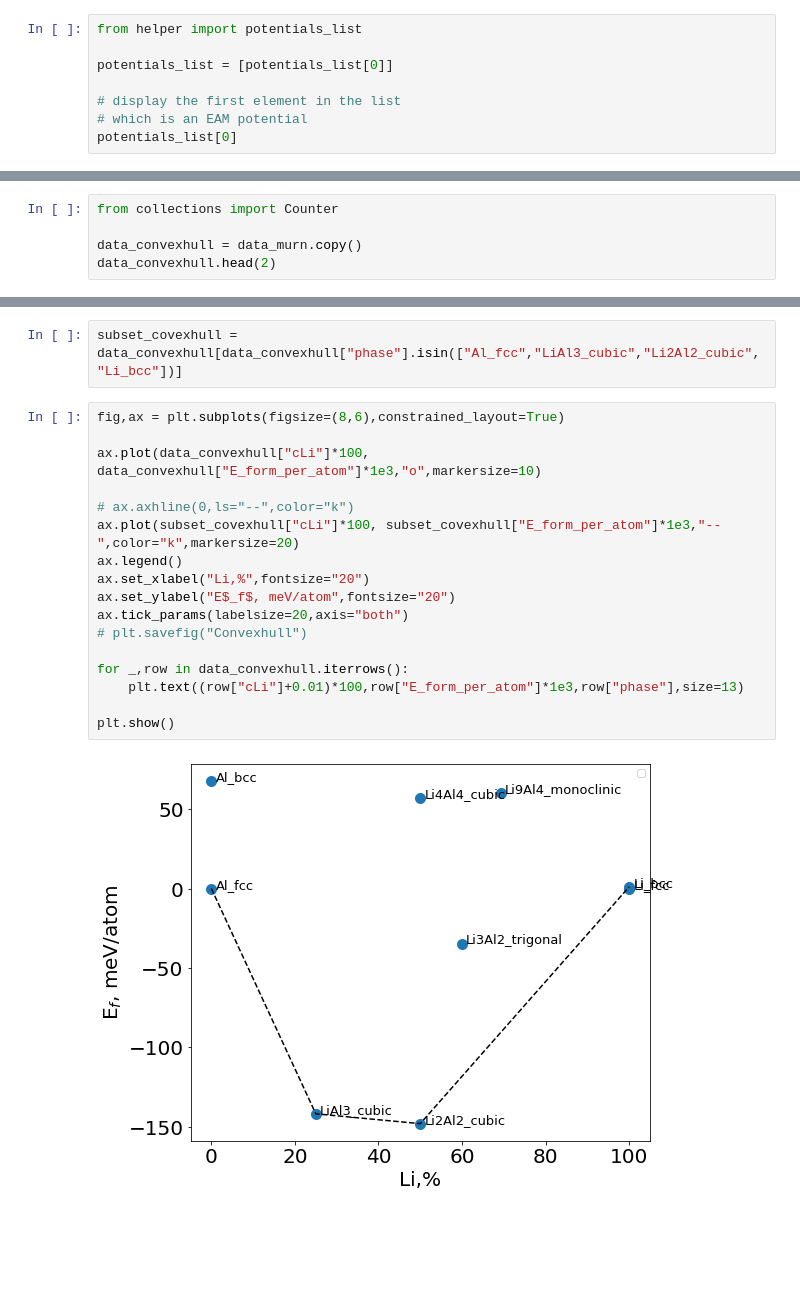
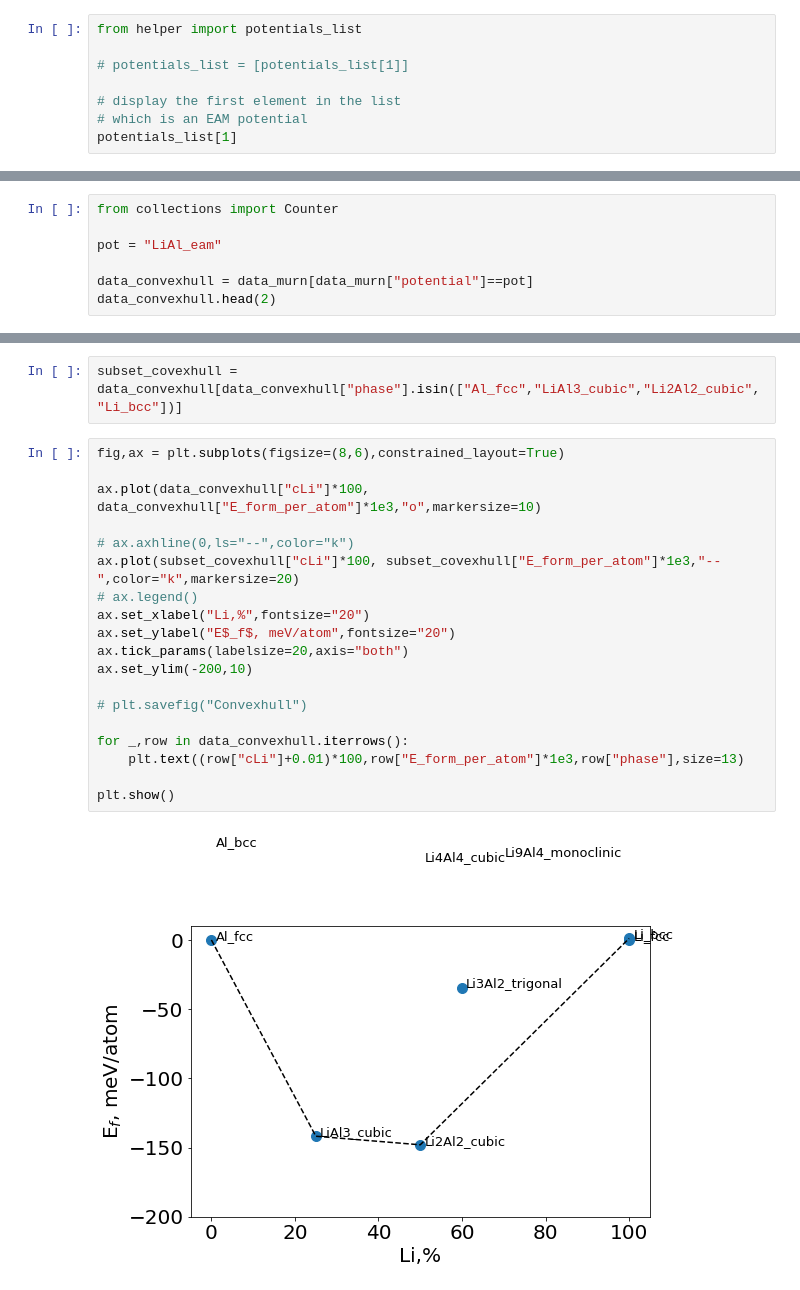
Before and after one commit to pyiron-workshop/potentials-workshop-2022, a Jupyter notebook: validation/validation_LiAl.ipynb, the cells around one changed output, grey strips where cells are left out. Cells and saved outputs as stored; diff of their text form; blank space fills up the shorter version.

```diff
--- a/validation/validation_LiAl.ipynb
+++ b/validation/validation_LiAl.ipynb
@@ -24,10 +24,10 @@ A list of such DataFrames describing the potentials is saved in a list called `p
 # %%
 from helper import potentials_list
 
-potentials_list = [potentials_list[0]]
+# potentials_list = [potentials_list[1]]
 
 # display the first element in the list
 # which is an EAM potential
-potentials_list[0]
+potentials_list[1]
 # %% [output]
 |  | Name | Filename | Model | Species | Config |
@@ -473,7 +493,9 @@ For this task we compute the formation energies of the mixed phases relative to
 # %%
 from collections import Counter
 
-data_convexhull = data_murn.copy()
+pot = "LiAl_eam"
+
+data_convexhull = data_murn[data_murn["potential"]==pot]
 data_convexhull.head(2)
 # %% [output]
 |  | job_id | potential | ase_atoms | compound | crystal_structure | a | eq_vol | eq_bm | eq_energy | ... |
@@ -537,20 +559,22 @@ subset_covexhull = data_convexhull[data_convexhull["phase"].isin(["Al_fcc","LiAl
 # %%
 fig,ax = plt.subplots(figsize=(8,6),constrained_layout=True)
 
 ax.plot(data_convexhull["cLi"]*100, data_convexhull["E_form_per_atom"]*1e3,"o",markersize=10)
 
 # ax.axhline(0,ls="--",color="k")
 ax.plot(subset_covexhull["cLi"]*100, subset_covexhull["E_form_per_atom"]*1e3,"--",color="k",markersize=20)
-ax.legend()
+# ax.legend()
 ax.set_xlabel("Li,%",fontsize="20")
 ax.set_ylabel("E$_f$, meV/atom",fontsize="20")
 ax.tick_params(labelsize=20,axis="both")
+ax.set_ylim(-200,10)
+
 # plt.savefig("Convexhull")
 
 for _,row in data_convexhull.iterrows():
     plt.text((row["cLi"]+0.01)*100,row["E_form_per_atom"]*1e3,row["phase"],size=13)
 
 plt.show()
 # %% [output]
-[figure, old version]
+[figure, new version]
 # %%
```
Also changed, not shown: parts of 16 cells of this notebook, 1 other file.
